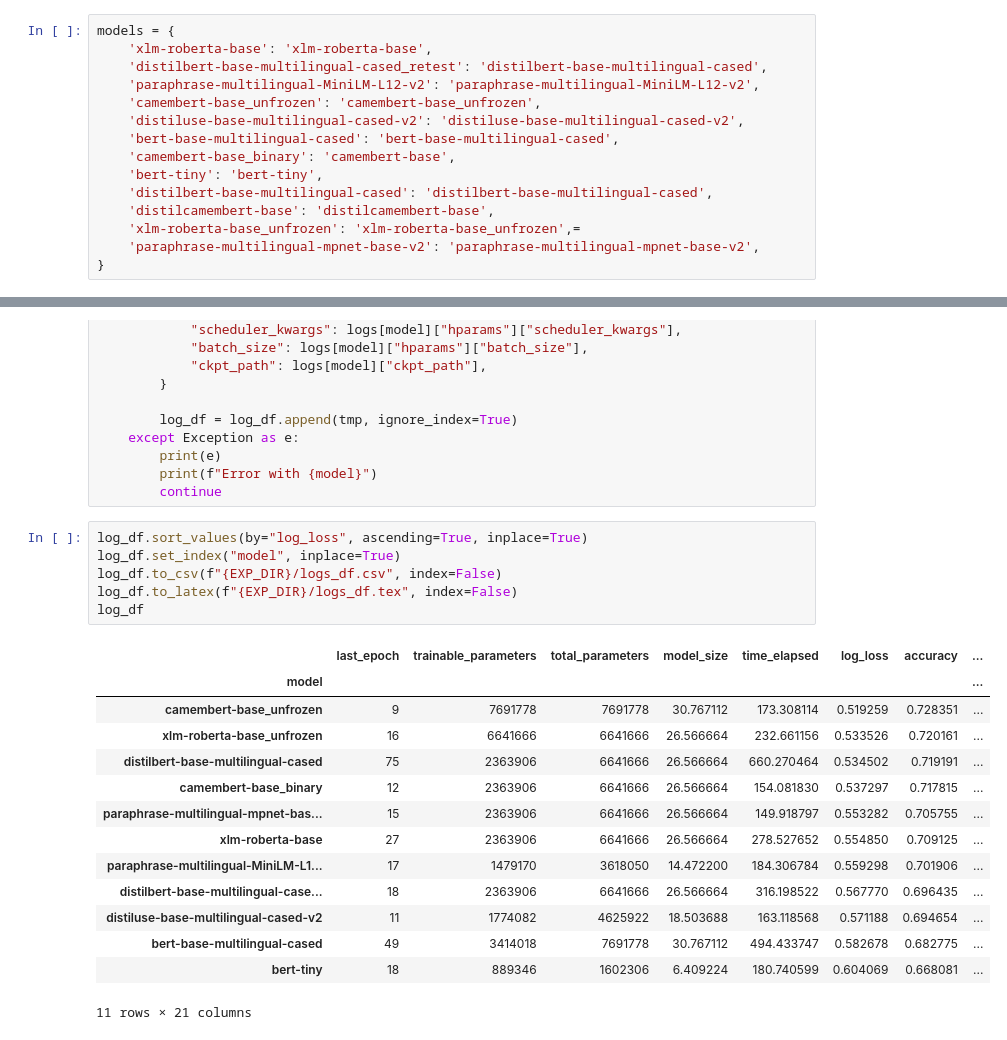
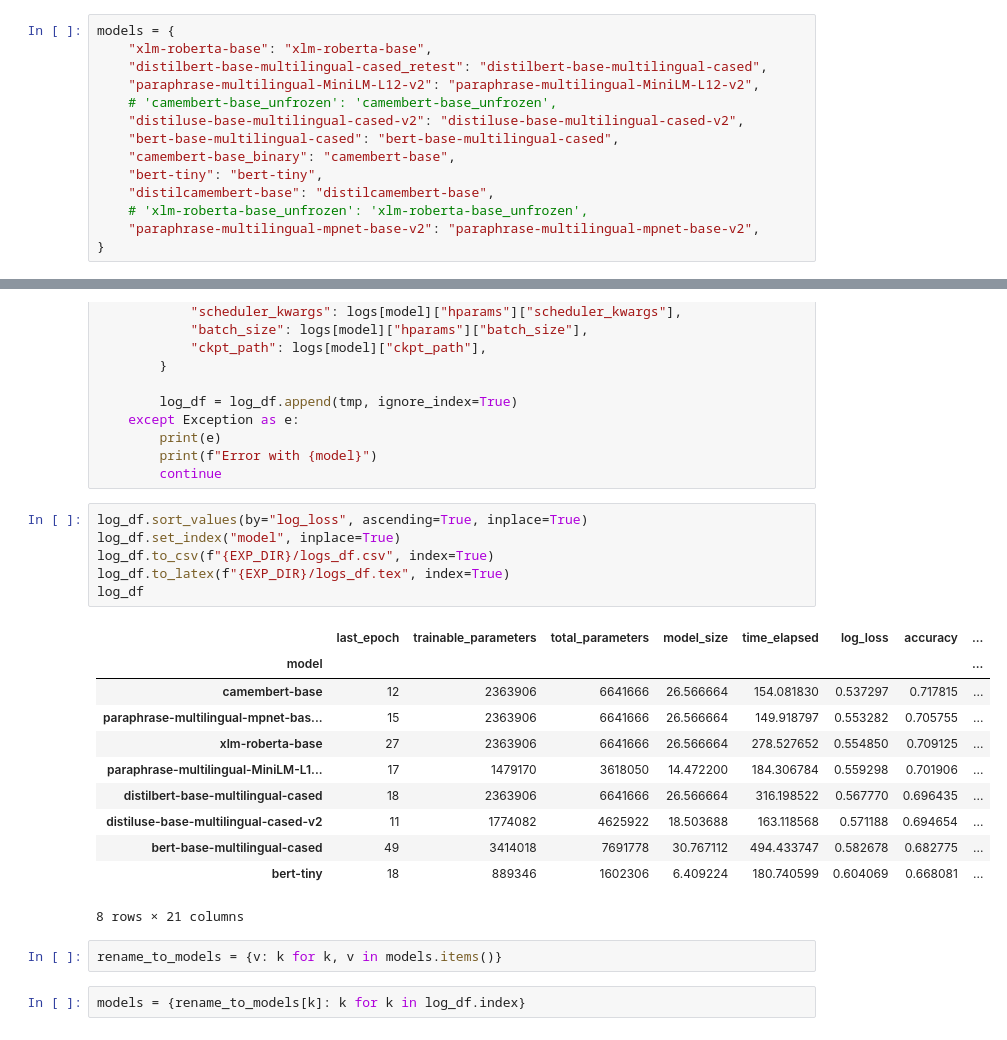
Before and after one commit to gwatkinson/NLP_Assemblee, a Jupyter notebook: notebooks/experiments/lm_model_selection.ipynb, the cells around one changed output, grey strips where cells are left out. Cells and saved outputs as stored; diff of their text form.

```diff
--- a/notebooks/experiments/lm_model_selection.ipynb
+++ b/notebooks/experiments/lm_model_selection.ipynb
@@ -2691,16 +2691,15 @@ for f in EVENT_FILES:
     res_dict[name] = tmp
 # %%
 models = {
-    'xlm-roberta-base': 'xlm-roberta-base',
-    'distilbert-base-multilingual-cased_retest': 'distilbert-base-multilingual-cased',
-    'paraphrase-multilingual-MiniLM-L12-v2': 'paraphrase-multilingual-MiniLM-L12-v2',
-    'camembert-base_unfrozen': 'camembert-base_unfrozen',
-    'distiluse-base-multilingual-cased-v2': 'distiluse-base-multilingual-cased-v2',
-    'bert-base-multilingual-cased': 'bert-base-multilingual-cased',
-    'camembert-base_binary': 'camembert-base',
-    'bert-tiny': 'bert-tiny',
-    'distilbert-base-multilingual-cased': 'distilbert-base-multilingual-cased',
-    'distilcamembert-base': 'distilcamembert-base',
-    'xlm-roberta-base_unfrozen': 'xlm-roberta-base_unfrozen',=
-    'paraphrase-multilingual-mpnet-base-v2': 'paraphrase-multilingual-mpnet-base-v2',
+    "xlm-roberta-base": "xlm-roberta-base",
+    "distilbert-base-multilingual-cased_retest": "distilbert-base-multilingual-cased",
+    "paraphrase-multilingual-MiniLM-L12-v2": "paraphrase-multilingual-MiniLM-L12-v2",
+    # 'camembert-base_unfrozen': 'camembert-base_unfrozen',
+    "distiluse-base-multilingual-cased-v2": "distiluse-base-multilingual-cased-v2",
+    "bert-base-multilingual-cased": "bert-base-multilingual-cased",
+    "camembert-base_binary": "camembert-base",
+    "bert-tiny": "bert-tiny",
+    "distilcamembert-base": "distilcamembert-base",
+    # 'xlm-roberta-base_unfrozen': 'xlm-roberta-base_unfrozen',
+    "paraphrase-multilingual-mpnet-base-v2": "paraphrase-multilingual-mpnet-base-v2",
 }
@@ -2756,24 +2753,25 @@ for model in logs:
 # %%
 log_df.sort_values(by="log_loss", ascending=True, inplace=True)
 log_df.set_index("model", inplace=True)
-log_df.to_csv(f"{EXP_DIR}/logs_df.csv", index=False)
-log_df.to_latex(f"{EXP_DIR}/logs_df.tex", index=False)
+log_df.to_csv(f"{EXP_DIR}/logs_df.csv", index=True)
+log_df.to_latex(f"{EXP_DIR}/logs_df.tex", index=True)
 log_df
 # %% [output]
 |  | last_epoch | trainable_parameters | total_parameters | model_size | time_elapsed | log_loss | accuracy | ... |
 | model |  |  |  |  |  |  |  | ... |
-| camembert-base_unfrozen | 9 | 7691778 | 7691778 | 30.767112 | 173.308114 | 0.519259 | 0.728351 | ... |
-| xlm-roberta-base_unfrozen | 16 | 6641666 | 6641666 | 26.566664 | 232.661156 | 0.533526 | 0.720161 | ... |
-| distilbert-base-multilingual-cased | 75 | 2363906 | 6641666 | 26.566664 | 660.270464 | 0.534502 | 0.719191 | ... |
-| camembert-base_binary | 12 | 2363906 | 6641666 | 26.566664 | 154.081830 | 0.537297 | 0.717815 | ... |
+| camembert-base | 12 | 2363906 | 6641666 | 26.566664 | 154.081830 | 0.537297 | 0.717815 | ... |
 | paraphrase-multilingual-mpnet-bas... | 15 | 2363906 | 6641666 | 26.566664 | 149.918797 | 0.553282 | 0.705755 | ... |
 | xlm-roberta-base | 27 | 2363906 | 6641666 | 26.566664 | 278.527652 | 0.554850 | 0.709125 | ... |
 | paraphrase-multilingual-MiniLM-L1... | 17 | 1479170 | 3618050 | 14.472200 | 184.306784 | 0.559298 | 0.701906 | ... |
-| distilbert-base-multilingual-case... | 18 | 2363906 | 6641666 | 26.566664 | 316.198522 | 0.567770 | 0.696435 | ... |
+| distilbert-base-multilingual-cased | 18 | 2363906 | 6641666 | 26.566664 | 316.198522 | 0.567770 | 0.696435 | ... |
 | distiluse-base-multilingual-cased-v2 | 11 | 1774082 | 4625922 | 18.503688 | 163.118568 | 0.571188 | 0.694654 | ... |
 | bert-base-multilingual-cased | 49 | 3414018 | 7691778 | 30.767112 | 494.433747 | 0.582678 | 0.682775 | ... |
 | bert-tiny | 18 | 889346 | 1602306 | 6.409224 | 180.740599 | 0.604069 | 0.668081 | ... |
-11 rows × 21 columns
+8 rows × 21 columns
+# %%
+rename_to_models = {v: k for k, v in models.items()}
+# %%
+models = {rename_to_models[k]: k for k in log_df.index}
 # %%
 g = sns.heatmap(
     log_df[["log_loss", "f1_score", "accuracy", "recall", "precision", "AUC"]],
```
Also changed, not shown: parts of 3 cells of this notebook, 31 other files.
